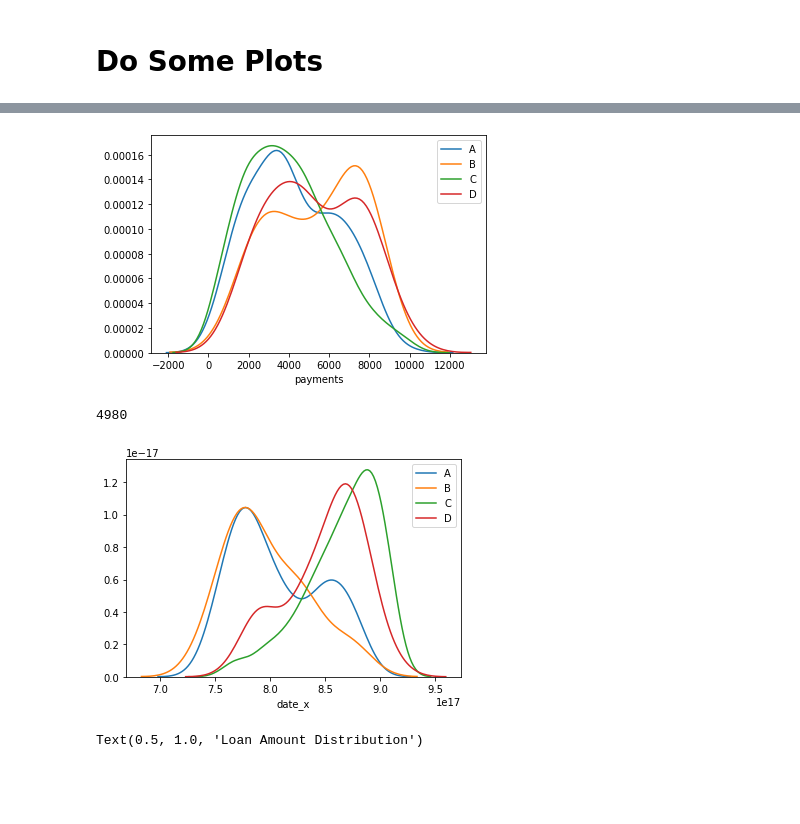
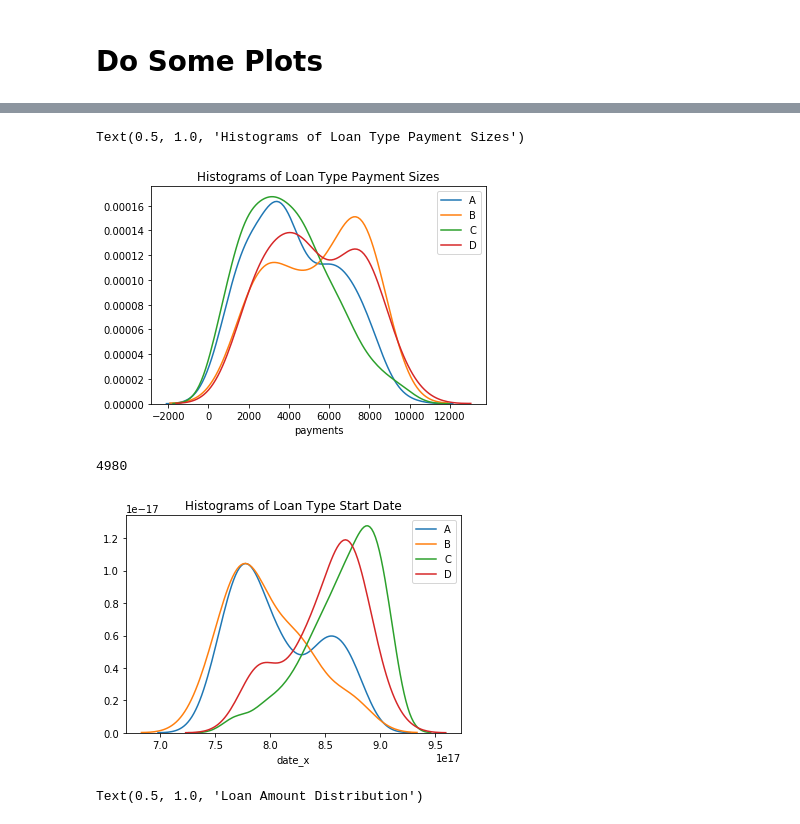
Before and after one commit to silvrowl/Loan_Approval_Project, a Jupyter notebook: 02_Loan_Discovery.ipynb, the cells around one changed output, grey strips where cells are left out. Drawn from its saved outputs; the diff is of its cells as text; code cells hidden in the pictures; blank space fills up the shorter version.

```diff
--- a/02_Loan_Discovery.ipynb
+++ b/02_Loan_Discovery.ipynb
@@ -212,20 +235,22 @@ sns.distplot(D_info['k_symbol_UVER_sum'], hist=False, rug=False, label="D");
 # %%
 sns.distplot(A_info['payments'], hist=False, rug=False, label="A");
 sns.distplot(B_info['payments'], hist=False, rug=False, label="B");
 sns.distplot(C_info['payments'], hist=False, rug=False, label="C");
 sns.distplot(D_info['payments'], hist=False, rug=False, label="D");
+plt.title('Histograms of Loan Type Payment Sizes')
 # %% [output]
+Text(0.5, 1.0, 'Histograms of Loan Type Payment Sizes')
-[figure, old version]
+[figure, new version]
 # %%
 sns.distplot(pd.to_datetime(A_info['date_x']), hist=False, rug=False, label="A");
 sns.distplot(pd.to_datetime(B_info['date_x']), hist=False, rug=False, label="B");
 sns.distplot(pd.to_datetime(C_info['date_x']), hist=False, rug=False, label="C");
 sns.distplot(pd.to_datetime(D_info['date_x']), hist=False, rug=False, label="D");
-
+plt.title('Histograms of Loan Type Start Date')
 loans_base_df['amount'].min()
 # %% [output]
 4980
-[figure, old version]
+[figure, new version]
 # %%
 fig_dims = (6, 4)
 fig, ax = plt.subplots(figsize=fig_dims)
```
Also changed, not shown: parts of 20 cells of this notebook, 11 other files.
